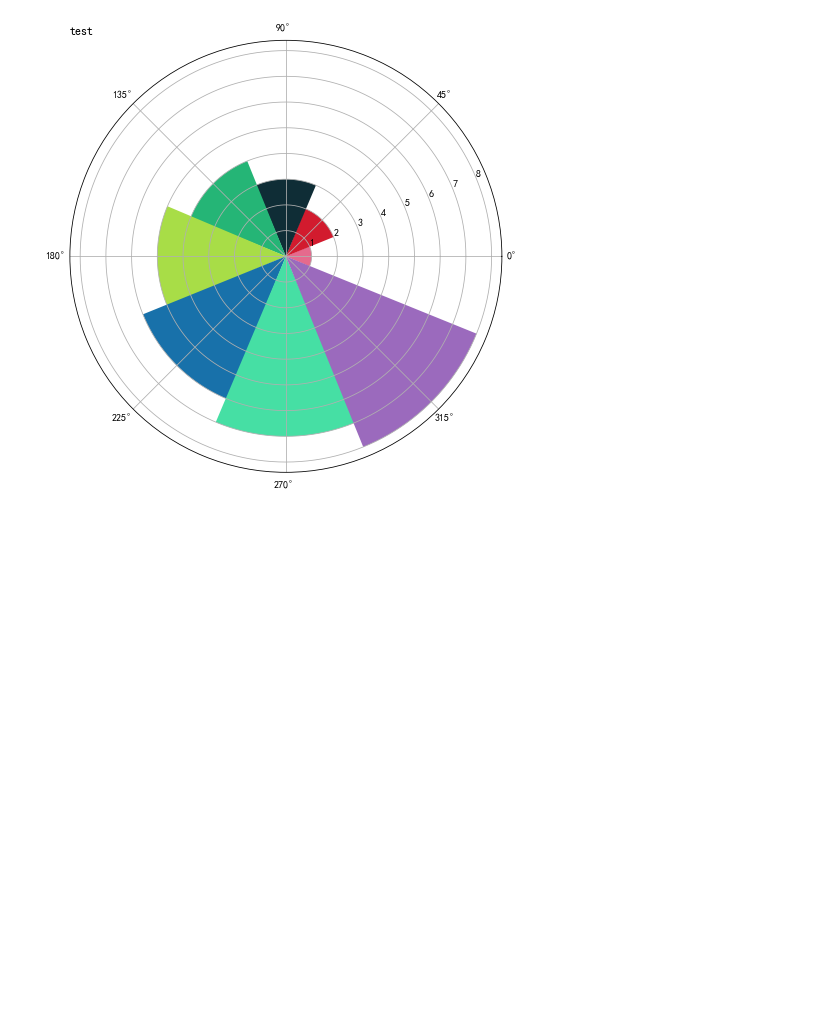
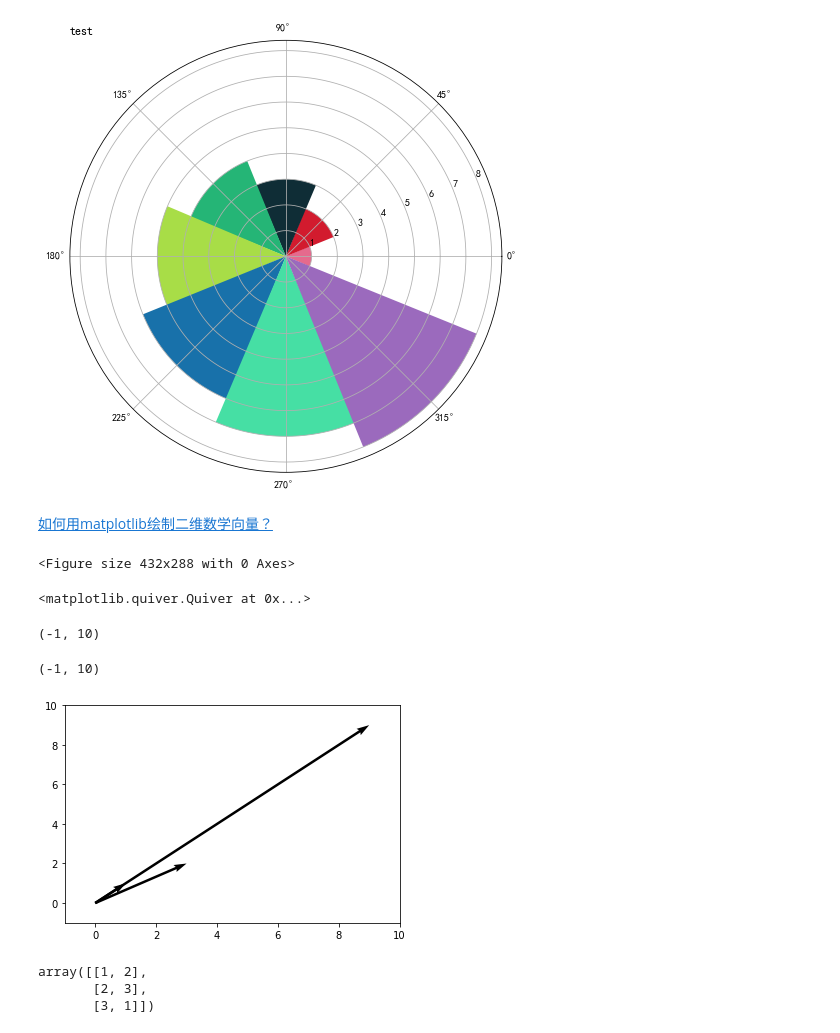
Before and after one commit to zidanewenqsh/mynotebook_01, a Jupyter notebook: matplotlib_demo.ipynb, the cells around one changed output. Cells and saved outputs as stored; diff of their text form; code cells hidden in the pictures; blank space fills up the shorter version.

```diff
--- a/matplotlib_demo.ipynb
+++ b/matplotlib_demo.ipynb
@@ -558,3 +560,31 @@ v = [1,2,3,4,5,6,7,8]
 show_rose(v,'test')
 # %% [output]
 [figure]
+# %% [markdown]
+[如何用matplotlib绘制二维数学向量？](http://cn.voidcc.com/question/p-crxlqxsi-yk.html)
+# %%
+import numpy as np
+import matplotlib.pyplot as plt
+
+soa = np.array([[0, 0, 3, 2], [0, 0, 1, 1], [0, 0, 9, 9]])
+X, Y, U, V = zip(*soa)
+plt.figure()
+ax = plt.gca()
+ax.quiver(X, Y, U, V, angles='xy', scale_units='xy', scale=1)
+ax.set_xlim([-1, 10])
+ax.set_ylim([-1, 10])
+plt.draw()
+plt.show()
+# %% [output]
+<Figure size 432x288 with 0 Axes>
+<matplotlib.quiver.Quiver at 0x...>
+(-1, 10)
+(-1, 10)
+[figure, added]
+# %%
+a=np.array([[1,2],[2,3],[3,1]])
+a
+# %% [output]
+array([[1, 2],
+       [2, 3],
+       [3, 1]])
```
Also changed, not shown: parts of 5 cells of this notebook, 5 other files.
